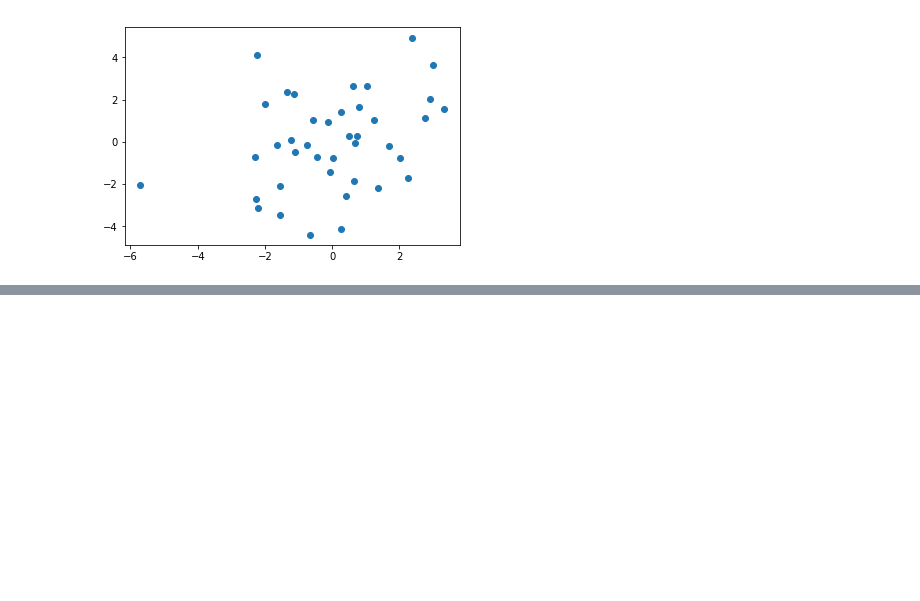
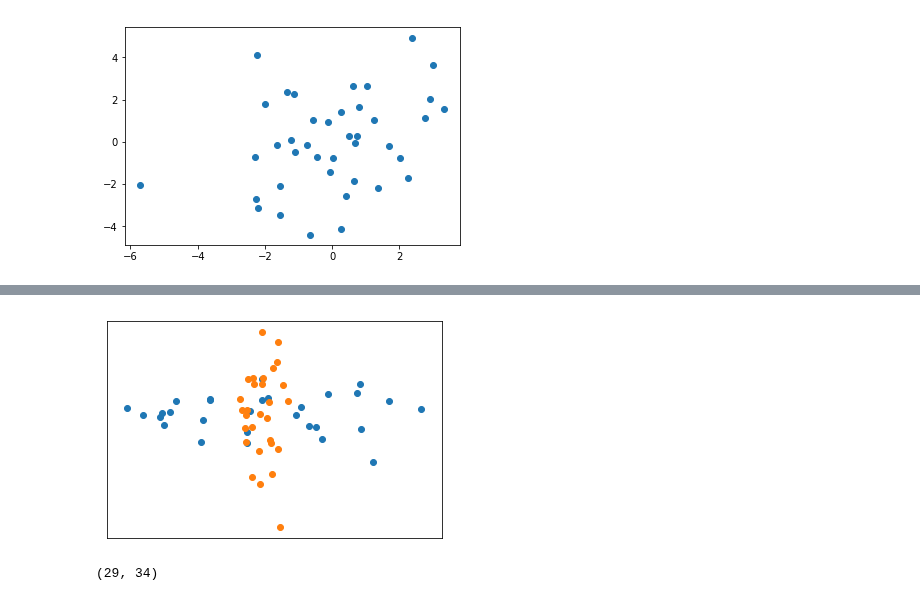
Before and after one commit to tsato-code/python_script, a Jupyter notebook: misc/plot_slide_dimension_reduction.ipynb, the cells around one changed output, grey strips where cells are left out. Cells and saved outputs as stored; diff of their text form; code cells hidden in the pictures; blank space fills up the shorter version.

```diff
--- a/misc/plot_slide_dimension_reduction.ipynb
+++ b/misc/plot_slide_dimension_reduction.ipynb
@@ -300,0 +314,6 @@ plt.close()
+# %%
+# パ・リーグ打者データ
+pd.set_option('display.max_columns', 50)
+in_file = '../data/pleague_batter_2018.csv'
+df = pd.read_csv(in_file, header=0, sep="\t",index_col='No',encoding="SHIFT-JIS")
+df.head()
@@ -300,0 +328,31 @@ plt.close()
+# %%
+# 数値データのみ抽出
+df = df.select_dtypes(include='number')
+# データの標準化
+scaler = StandardScaler(with_std=True)
+scaler.fit(df)
+data = scaler.fit_transform(df)
+# %%
+num_divide = 19
+X_a = data[:,:num_divide]
+X_b = data[:,num_divide:]
+# %%
+# CCA
+from sklearn.cross_decomposition import CCA
+cca = CCA(n_components=2)
+cca.fit(X_a, X_b)
+Y_a, Y_b = cca.transform(X_a, X_b)
+# %%
+# 描画
+plt.figure()
+plt.scatter(Y_a[:,0],Y_a[:,1])
+plt.scatter(Y_b[:,0],Y_b[:,1])
+plt.xticks([])
+plt.yticks([])
+plt.show()
+# %% [output]
+[figure, added]
+# %%
+data.shape
+# %% [output]
+(29, 34)
```
Also changed, not shown: parts of 6 cells of this notebook.
